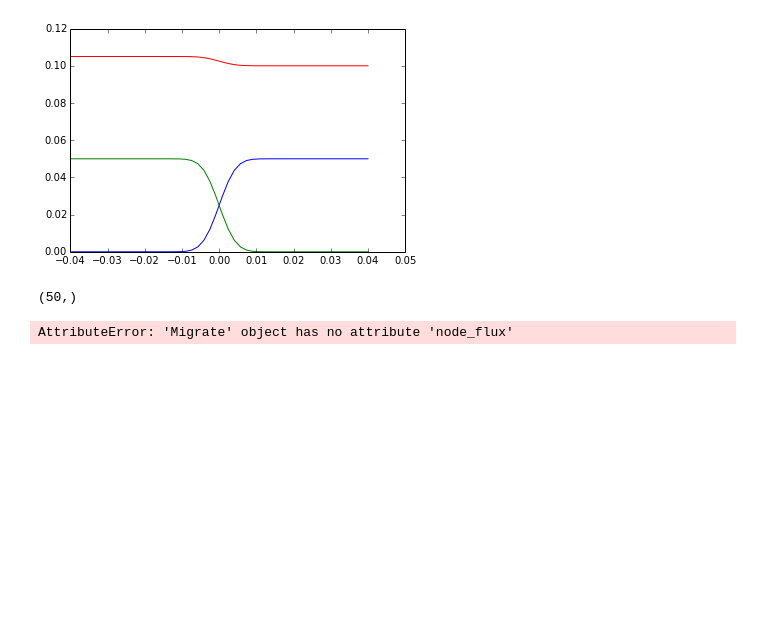
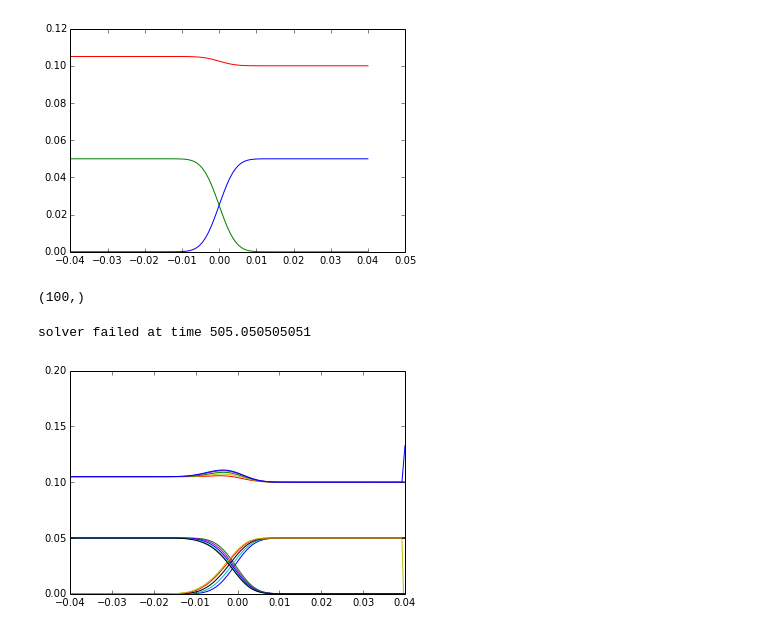
Before and after one commit to lewisamarshall/emigrate, a Jupyter notebook: Tutorial.ipynb, the cells around one changed output. Cells and saved outputs as stored; diff of their text form; code cells hidden in the pictures; blank space fills up the shorter version.

Commit message:
Fixed bugs in electric field and flux.

```diff
--- a/Tutorial.ipynb
+++ b/Tutorial.ipynb
@@ -15,7 +15,7 @@ solutions = [ionize.Solution(['caproic acid', tris], [.05, .105]),
                  ]
 
 system = emigrate.Constructor(domain_length=0.008,
-                         nodes=50,
+                         nodes=100,
                          interface_length=.005,
                          solutions=solutions,
                          V=10, I=None,
@@ -39,37 +39,38 @@ solver = emigrate.Migrate(system)
 # show()
 print solver.x.T.shape
 # %% [output]
-(50,)
+(100,)
 # %%
-solver.set_derivatives()
-solver.adaptive_grid = True
-for i in range(3):
-    plot(system.domain, solver.flux()[i,:])
-show()
+# solver.set_derivatives()
+# solver.adaptive_grid = True
+# for i in range(3):
+#     plot(system.domain, solver.flux()[i,:])
+# show()
-# %% [output]
-AttributeError: 'Migrate' object has no attribute 'node_flux'
 # %%
-solver.set_derivatives()
-solver.adaptive_grid = True
-# for i in range(3):
-#     plot(system.domain, solver.flux()[i,:])
-plot(system.domain, solver.node_flux())
-print solver.node_flux()
-show()
+# solver.set_derivatives()
+# solver.adaptive_grid = True
+# # for i in range(3):
+# #     plot(system.domain, solver.flux()[i,:])
+# plot(system.domain, solver.node_flux())
+# print solver.node_flux()
+# show()
 # %%
 solver.adaptive_grid = True
-t = np.linspace(0, 1e2, 200)
+t = np.linspace(0, 1e4, 100)
 # cProfile.run("solver.solve(t, method='lsoda')")
 solver.solve(t, method='rk45')
-for my_sol in solver.full_solution:
+for my_sol in solver.solution:
         x = my_sol[1]
         conc = my_sol[2]
         for sub_sol in conc:
 #             plot(solver.z, x)
-            plot(x, sub_sol, '.')
+            plot(x, sub_sol, '-')
 xlim(-.04, .04)
 ylim(0, .2)
 show()
+# %% [output]
+solver failed at time 505.050505051
+[figure, added]
 # %%
 print len(solver.full_solution)
 print len(solver.solution)
```
Also changed, not shown: parts of 1 cell of this notebook, 1 other file.
